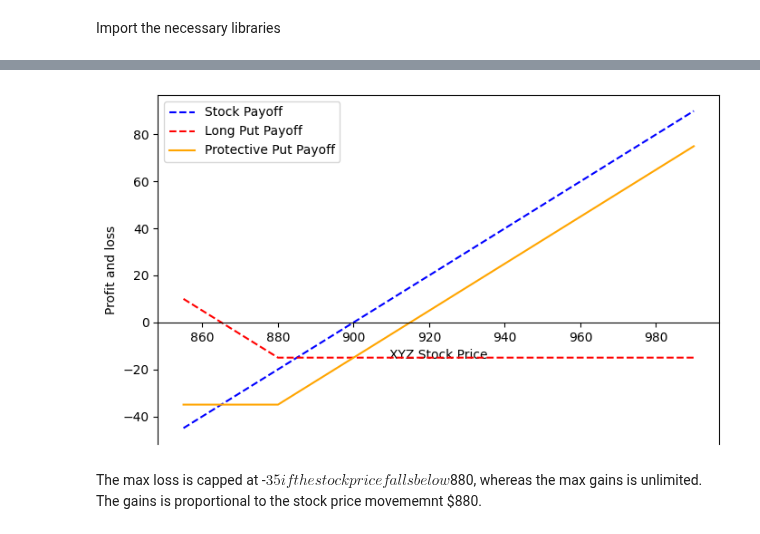
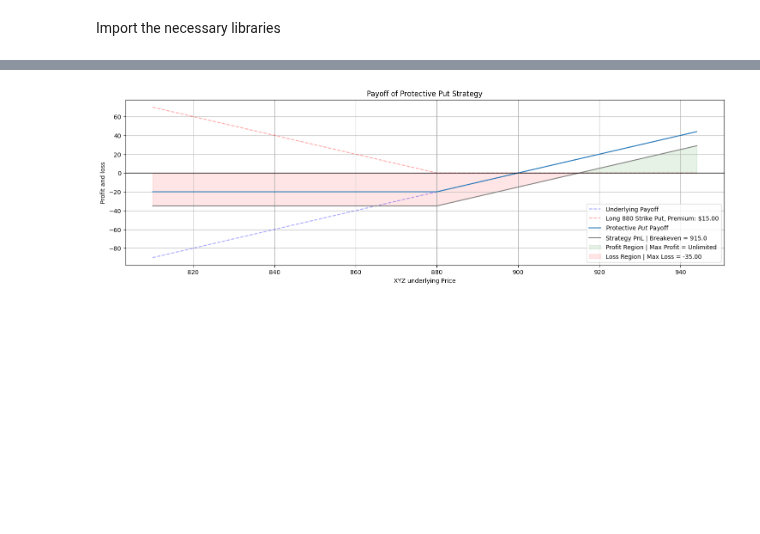
Before and after one commit to KevinTan1203/Systematic-Quant-Trading, a Jupyter notebook: Quantitative Concepts/Derivatives & Options/Options.ipynb, the cells around one changed output, grey strips where cells are left out. Saved outputs shown, nothing was run; the diff lists cells and outputs as text; code cells hidden in the pictures; blank space fills up the shorter version.

```diff
--- a/Quantitative Concepts/Derivatives & Options/Options.ipynb
+++ b/Quantitative Concepts/Derivatives & Options/Options.ipynb
@@ -34,4 +72,11 @@ Recall:
 # %%
-def call_payoff(sT, strike_price, premium):
-  return np.where(sT > strike_price, sT - strike_price, 0) - premium
+def call_payoff(sT, strike_price, action="long"): # Action can be "long" or "short", which means buying or selling the call option, respectively.
+  if action == "long":
+    # Buying call means that you will make a profit if the underlying price goes up, and you will lose money if the underlying price goes down.
+    # The payoff is the difference between the underlying price and the strike price at maturity
+    return np.where(sT > strike_price, sT - strike_price, 0)
+  elif action == "short":
+    # Selling call means that you will make a profit if the underlying price goes down, and you will lose money if the underlying price goes up.
+    # The payoff is the difference between the strike price and the underlying price at maturity
+    return np.where(sT > strike_price, strike_price - sT, 0)
 # %% [markdown]
@@ -227,28 +450,41 @@ A Protective Put is a risk-management strategy that involves holding a long posi
 # %%
-spot = spot_price
+# Adjust the param to your liking to see how the payoff changes
+spot_price = 900
+strike_price_long_Put = 880
+premium_long_Put = 15
 
-# Long put
-long_put_strike = strike_price_long_put
-long_put_premium = premium_long_put
+# underlying price range at expiration of the Option
+sT = np.arange(0.9*spot_price,1.05*spot_price,1)
 
-# Buy and hold the stock
-xyz_payoff = sT - spot
+# Buy and hold the underlying
+xyz_payoff = sT - spot_price
 
-# Put option payoff
-xyz_payoff_long_put = put_payoff(sT, long_put_strike, long_put_premium)
+# Long Put Option payoff
+xyz_payoff_long_Put = put_payoff(sT, strike_price_long_Put, action="long")
 
-# Protective put payoff
-xyz_protective_put_payoff = xyz_payoff + xyz_payoff_long_put
+# Protective Put payoff and PnL
+xyz_protective_Put_payoff = xyz_payoff + xyz_payoff_long_Put
+pnl_protective_Put = xyz_protective_Put_payoff - premium_long_Put  # Since we are long the put, we need to subtract the premium paid to get the PnL.
 
-print("Max Loss:", min(xyz_protective_put_payoff))
+fig, ax = plt.subplots(figsize=(18, 5))
+ax.plot(sT,xyz_payoff,'--',label=f'Underlying Payoff',color='b', alpha=0.35)
+ax.plot(sT,xyz_payoff_long_Put,'--',label=f'Long 880 Strike Put, Premium: ${premium_long_Put:.2f}',color='r', alpha=0.35)
+ax.plot(sT,xyz_protective_Put_payoff,label='Protective $Put$ Payoff')
 
-fig, ax = plt.subplots(figsize=(8,5))
-ax.spines['bottom'].set_position('zero')
-ax.plot(sT,xyz_payoff,'--',label='Stock Payoff',color='b')
-ax.plot(sT,xyz_payoff_long_put,'--',label='Long Put Payoff',color='r')
-ax.plot(sT,xyz_protective_put_payoff,label='Protective Put Payoff',color='orange')
-plt.xlabel('XYZ Stock Price')
+# Plot the profit/loss curve
+breakeven_points = sT[np.isclose(pnl_protective_Put, 0, atol=0.5)]
+for be in breakeven_points:
+  ax.plot(sT, pnl_protective_Put, label=f"Strategy PnL | Breakeven = {be}", color='grey')
+
+# Profit region
+ax.fill_between(sT, pnl_protective_Put, 0, where=(pnl_protective_Put > 0), interpolate=True, alpha=0.1, color='green', label='Profit Region | Max Profit = Unlimited')
+ax.fill_between(sT, pnl_protective_Put, 0, where=(pnl_protective_Put < 0), interpolate=True, alpha=0.1, color='red', label='Loss Region | Max Loss = {:.2f}'.format(min(pnl_protective_Put)))
+
+plt.axhline(0, color='k', linestyle='-', linewidth=1.0)  # x-axis at zero payoff
+plt.title('Payoff of Protective Put Strategy')
+plt.xlabel('XYZ underlying Price')
 plt.ylabel('Profit and loss')
+plt.grid()
 plt.legend()
 plt.show()
 # %% [output]
@@ -256,3 +491 @@ Max Loss: -35.0
-[figure, old version]
+[figure, new version]
-# %% [markdown]
-The max loss is capped at -$35 if the stock price falls below $880, whereas the max gains is unlimited. The gains is proportional to the stock price movememnt $880.
```
Also changed, not shown: parts of 49 cells of this notebook.
